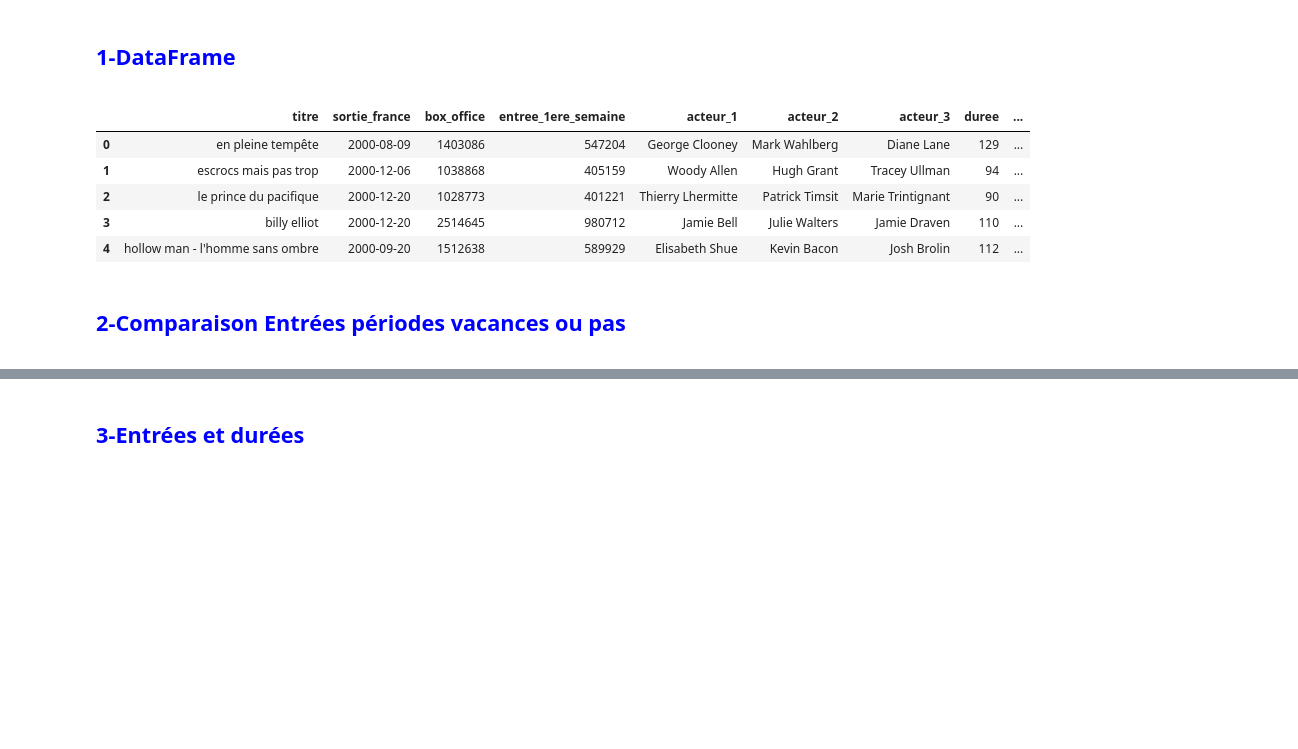
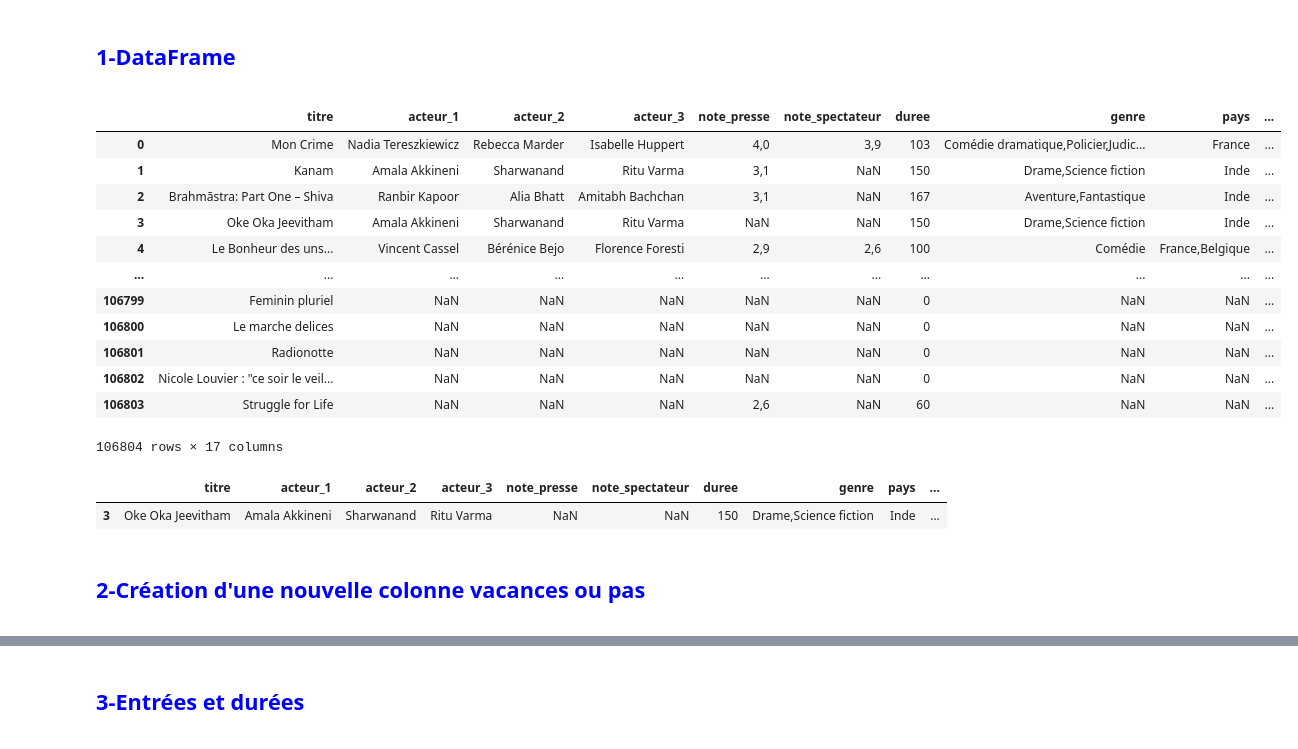
Before and after one commit to impejonathan/ML_recap, a Jupyter notebook: analyse1.ipynb, the cells around one changed output, grey strips where cells are left out. Cells and saved outputs as stored; diff of their text form; code cells hidden in the pictures; blank space fills up the shorter version.

```diff
--- a/analyse1.ipynb
+++ b/analyse1.ipynb
@@ -5,13 +5,20 @@ import pandas as pd
 import pandas as pd
 import matplotlib.pyplot as plt
 # %%
-df = pd.read_csv('data/platine.csv')
+df = pd.read_csv('data/allocine_bronze.csv')
 # %%
-df.head()
+df
 # %% [output]
-|  | titre | sortie_france | box_office | entree_1ere_semaine | acteur_1 | acteur_2 | acteur_3 | duree | ... |
-| 0 | en pleine tempête | 2000-08-09 | 1403086 | 547204 | George Clooney | Mark Wahlberg | Diane Lane | 129 | ... |
-| 1 | escrocs mais pas trop | 2000-12-06 | 1038868 | 405159 | Woody Allen | Hugh Grant | Tracey Ullman | 94 | ... |
-| 2 | le prince du pacifique | 2000-12-20 | 1028773 | 401221 | Thierry Lhermitte | Patrick Timsit | Marie Trintignant | 90 | ... |
-| 3 | billy elliot | 2000-12-20 | 2514645 | 980712 | Jamie Bell | Julie Walters | Jamie Draven | 110 | ... |
-| 4 | hollow man - l'homme sans ombre | 2000-09-20 | 1512638 | 589929 | Elisabeth Shue | Kevin Bacon | Josh Brolin | 112 | ... |
+|  | titre | acteur_1 | acteur_2 | acteur_3 | note_presse | note_spectateur | duree | genre | pays | ... |
+| 0 | Mon Crime | Nadia Tereszkiewicz | Rebecca Marder | Isabelle Huppert | 4,0 | 3,9 | 103 | Comédie dramatique,Policier,Judic... | France | ... |
+| 1 | Kanam | Amala Akkineni | Sharwanand | Ritu Varma | 3,1 | NaN | 150 | Drame,Science fiction | Inde | ... |
+| 2 | Brahmāstra: Part One – Shiva | Ranbir Kapoor | Alia Bhatt | Amitabh Bachchan | 3,1 | NaN | 167 | Aventure,Fantastique | Inde | ... |
+| 3 | Oke Oka Jeevitham | Amala Akkineni | Sharwanand | Ritu Varma | NaN | NaN | 150 | Drame,Science fiction | Inde | ... |
+| 4 | Le Bonheur des uns... | Vincent Cassel | Bérénice Bejo | Florence Foresti | 2,9 | 2,6 | 100 | Comédie | France,Belgique | ... |
+| ... | ... | ... | ... | ... | ... | ... | ... | ... | ... | ... |
+| 106799 | Feminin pluriel | NaN | NaN | NaN | NaN | NaN | 0 | NaN | NaN | ... |
+| 106800 | Le marche delices | NaN | NaN | NaN | NaN | NaN | 0 | NaN | NaN | ... |
+| 106801 | Radionotte | NaN | NaN | NaN | NaN | NaN | 0 | NaN | NaN | ... |
+| 106802 | Nicole Louvier : "ce soir le veil... | NaN | NaN | NaN | NaN | NaN | 0 | NaN | NaN | ... |
+| 106803 | Struggle for Life | NaN | NaN | NaN | 2,6 | NaN | 60 | NaN | NaN | ... |
+106804 rows × 17 columns
@@ -18,2 +68,7 @@ df.head()
+# %%
+df[df['titre']== 'Oke Oka Jeevitham']
+# %% [output]
+|  | titre | acteur_1 | acteur_2 | acteur_3 | note_presse | note_spectateur | duree | genre | pays | ... |
+| 3 | Oke Oka Jeevitham | Amala Akkineni | Sharwanand | Ritu Varma | NaN | NaN | 150 | Drame,Science fiction | Inde | ... |
 # %% [markdown]
- <font color='blue'><h2> 2-Comparaison Entrées périodes vacances ou pas</h2></font>
+ <font color='blue'><h2> 2-Création d'une nouvelle colonne vacances ou pas</h2></font>
```
Also changed, not shown: parts of 19 cells of this notebook, 4 other files.
